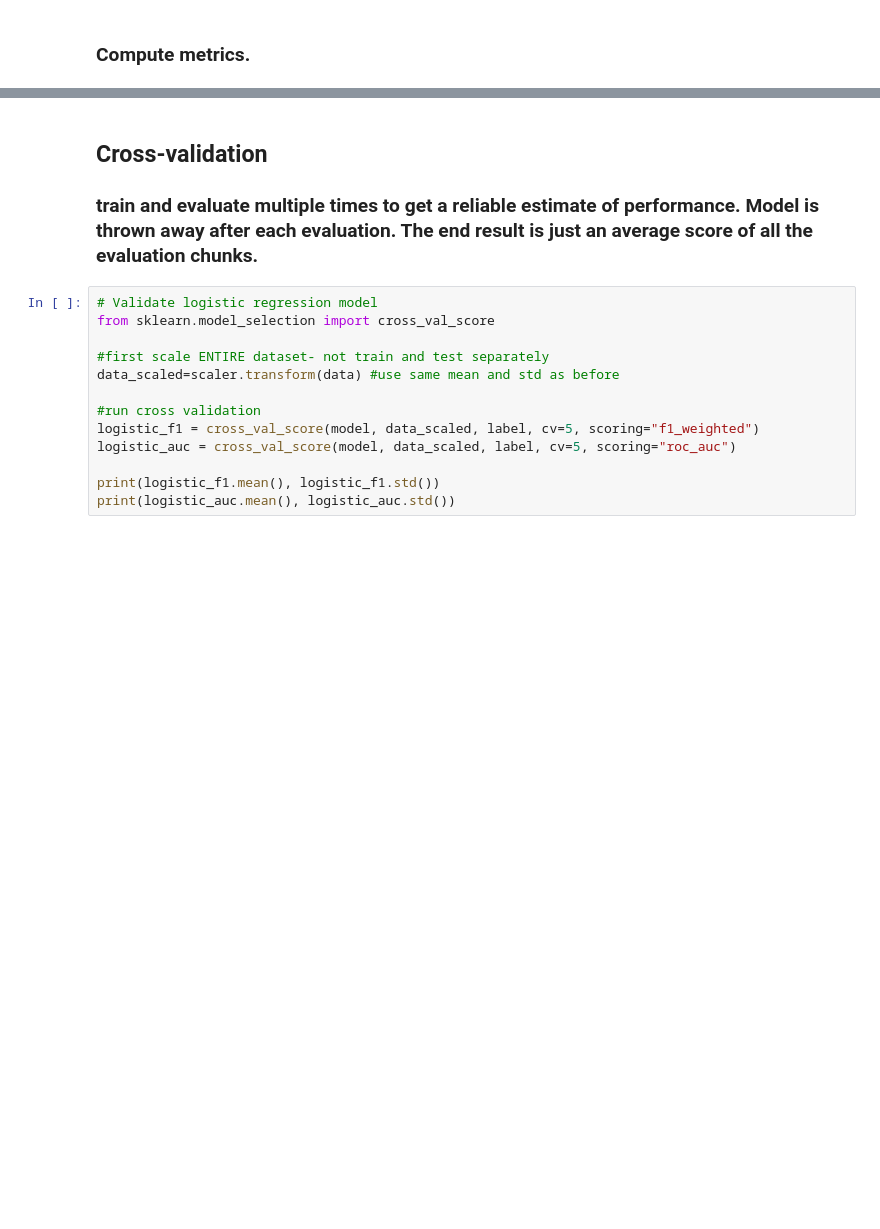
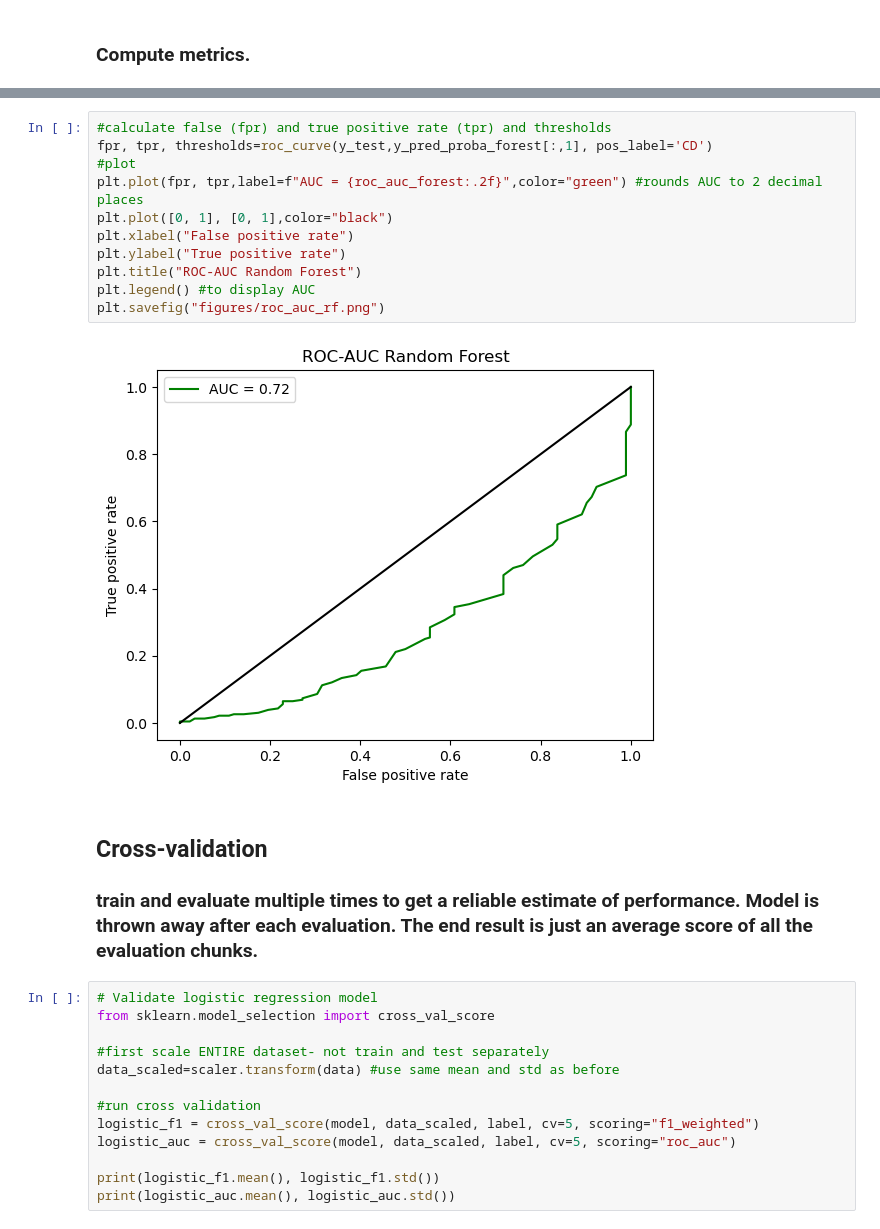
Before and after one commit to crlfgnds/ibd-myeloid-scoring, a Jupyter notebook: notebooks/07_modeling.ipynb, the cells around one changed output, grey strips where cells are left out. Cells and saved outputs as stored; diff of their text form; blank space fills up the shorter version.

```diff
--- a/notebooks/07_modeling.ipynb
+++ b/notebooks/07_modeling.ipynb
@@ -173,3 +214,16 @@ roc_auc_forest
+# %%
+#calculate false (fpr) and true positive rate (tpr) and thresholds
+fpr, tpr, thresholds=roc_curve(y_test,y_pred_proba_forest[:,1], pos_label='CD')
+#plot
+plt.plot(fpr, tpr,label=f"AUC = {roc_auc_forest:.2f}",color="green") #rounds AUC to 2 decimal places
+plt.plot([0, 1], [0, 1],color="black")
+plt.xlabel("False positive rate")
+plt.ylabel("True positive rate")
+plt.title("ROC-AUC Random Forest")
+plt.legend() #to display AUC
+plt.savefig("figures/roc_auc_rf.png")
+# %% [output]
+[figure, added]
 # %% [markdown]
 ## Cross-validation
 ### train and evaluate multiple times to get a reliable estimate of performance. Model is thrown away after each evaluation. The end result is just an average score of all the evaluation chunks.
```
Also changed, not shown: parts of 17 cells of this notebook.
